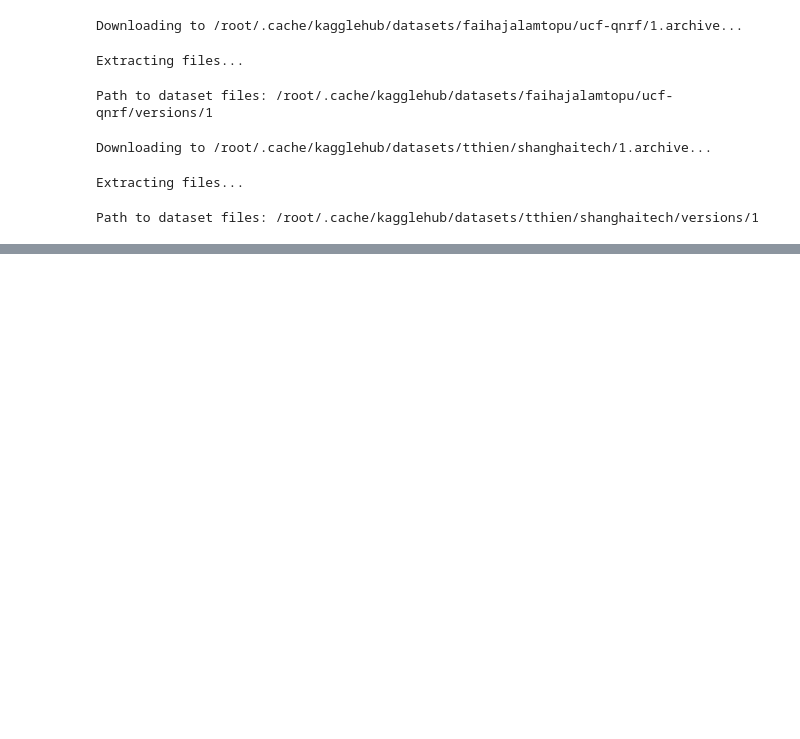
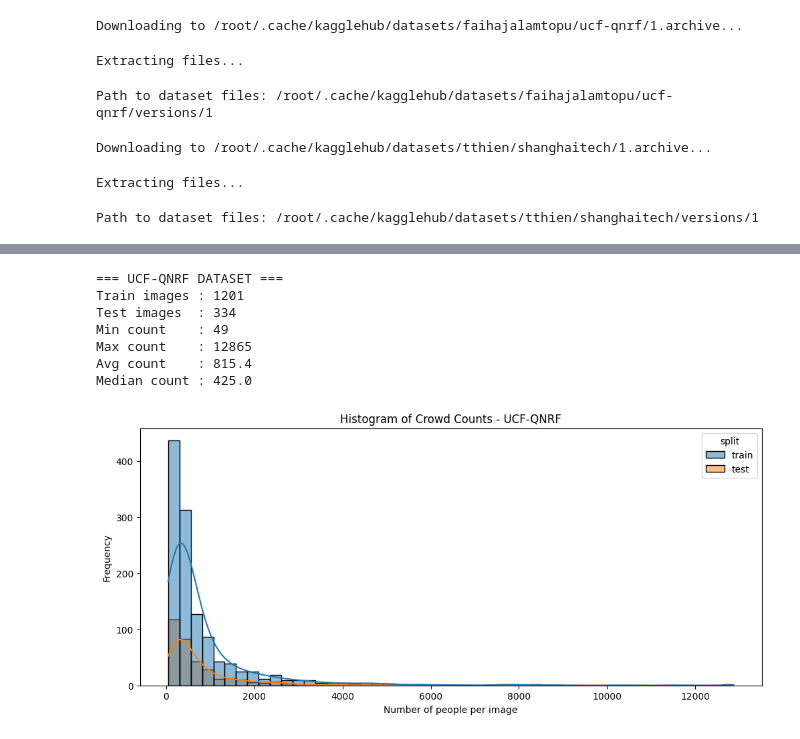
Before and after one commit to GSK7625/DO-AN-THI-GIAC-MAY-TINH, a Jupyter notebook: EDA.ipynb, the cells around one changed output, grey strips where cells are left out. Drawn from its saved outputs; the diff is of its cells as text; code cells hidden in the pictures; blank space fills up the shorter version.

```diff
--- a/EDA.ipynb
+++ b/EDA.ipynb
@@ -26,0 +139,61 @@ Path to dataset files: /root/.cache/kagglehub/datasets/tthien/shanghaitech/versi
+# %%
+import scipy.io as sio
+import numpy as np
+import matplotlib.pyplot as plt
+import seaborn as sns
+from pathlib import Path
+import pandas as pd
+import os
+
+def get_count(mat_path):
+    mat = sio.loadmat(mat_path)
+    # Check for UCF-QNRF format
+    if 'annPoints' in mat:
+        return len(mat['annPoints'])
+    # Check for ShanghaiTech format
+    if 'image_info' in mat:
+        return mat['image_info'][0][0][0][0][1][0][0]
+    return 0
+
+# Create reports directory
+os.makedirs("reports", exist_ok=True)
+
+# UCF-QNRF paths
+train_gt = list(Path("/root/.cache/kagglehub/datasets/faihajalamtopu/ucf-qnrf/versions/1/UCF-QNRF_ECCV18/Train").glob("*.mat"))
+test_gt = list(Path("/root/.cache/kagglehub/datasets/faihajalamtopu/ucf-qnrf/versions/1/UCF-QNRF_ECCV18/Test").glob("*.mat"))
+
+counts_train = [get_count(p) for p in train_gt]
+counts_test = [get_count(p) for p in test_gt]
+
+# Create DataFrame
+df = pd.DataFrame({
+    "dataset": ["UCF-QNRF Train"]*len(counts_train) + ["UCF-QNRF Test"]*len(counts_test),
+    "count": counts_train + counts_test,
+    "split": ["train"]*len(counts_train) + ["test"]*len(counts_test)
+})
+
+# Summary report
+print("=== UCF-QNRF DATASET ===")
+print(f"Train images : {len(counts_train)}")
+print(f"Test images  : {len(counts_test)}")
+print(f"Min count    : {df['count'].min()}")
+print(f"Max count    : {df['count'].max()}")
+print(f"Avg count    : {df['count'].mean():.1f}")
+print(f"Median count : {df['count'].median():.1f}")
+
+plt.figure(figsize=(12, 5))
+sns.histplot(data=df, x="count", hue="split", bins=50, kde=True)
+plt.title("Histogram of Crowd Counts - UCF-QNRF")
+plt.xlabel("Number of people per image")
+plt.ylabel("Frequency")
+plt.savefig("reports/ucf_qnrf_histogram.png", dpi=300, bbox_inches='tight')
+plt.show()
+# %% [output]
+=== UCF-QNRF DATASET ===
+Train images : 1201
+Test images  : 334
+Min count    : 49
+Max count    : 12865
+Avg count    : 815.4
+Median count : 425.0
+[figure, added]
```
Also changed, not shown: parts of 2 cells of this notebook.
